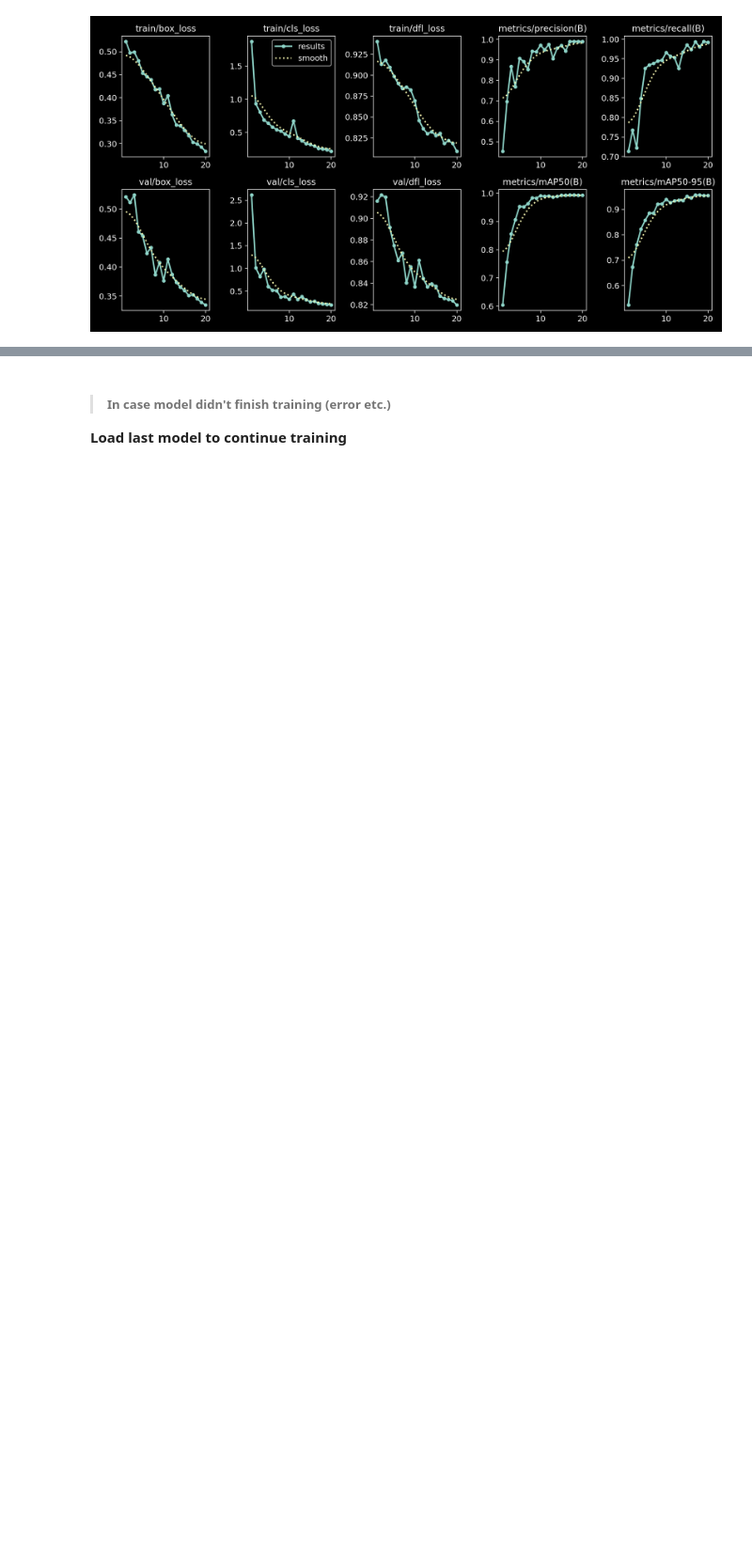
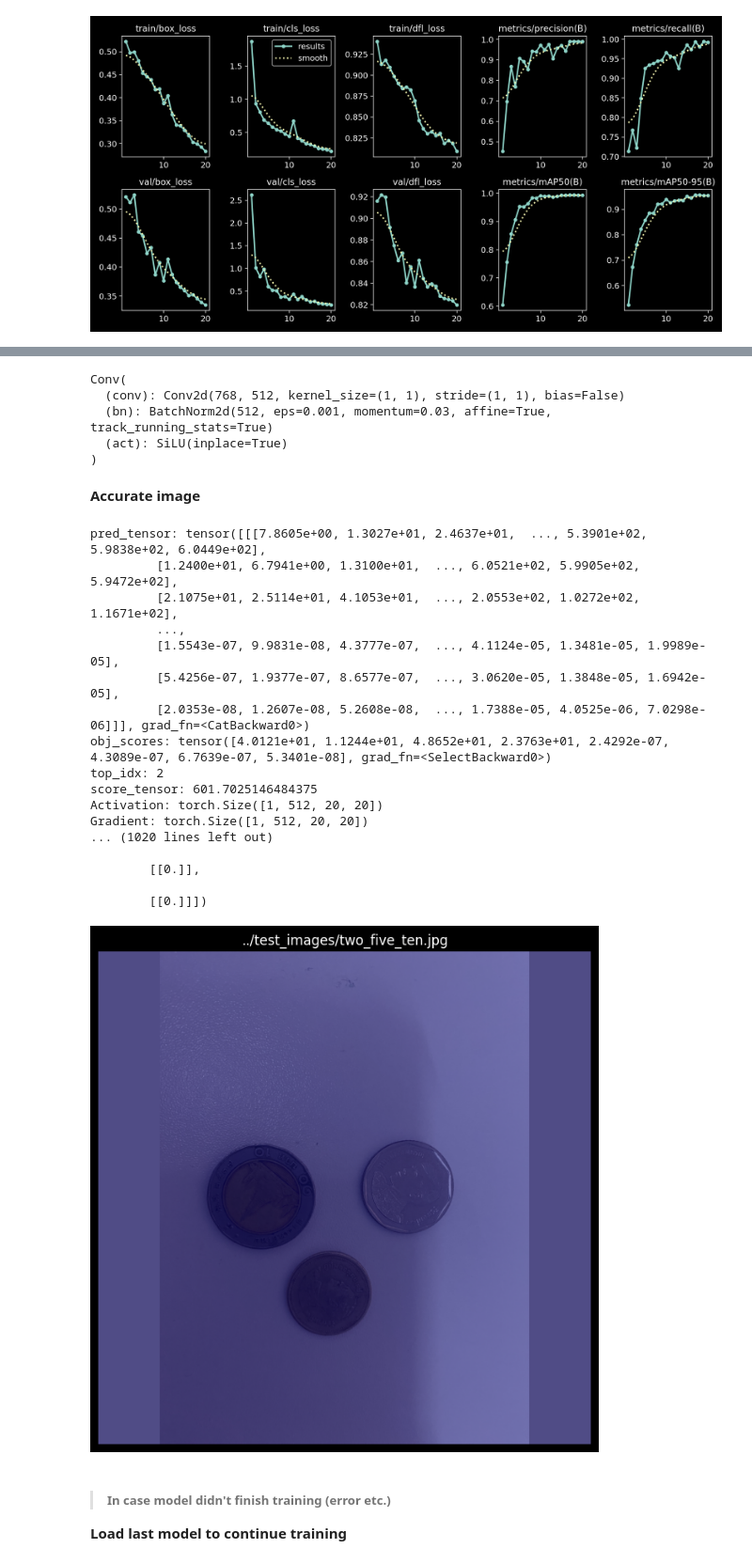
Before and after one commit to jueeeeeen/Coin-Counter-and-Calculator-Model, a Jupyter notebook: YOLOv8/project.ipynb, the cells around one changed output, grey strips where cells are left out. Shown at 94% size. Cells and saved outputs as stored; diff of their text form; code cells hidden in the pictures; blank space fills up the shorter version.

Commit message:
try grad_cam

```diff
--- a/YOLOv8/project.ipynb
+++ b/YOLOv8/project.ipynb
@@ -91,0 +145,3 @@ img.show()
+# %%
+model = YOLO("runs/detect/train/weights/best.pt")
+model.model.eval()
@@ -91,0 +181,32 @@ img.show()
+# %%
+activations = {}
+gradients = {}
+
+# Pick the last conv layer of YOLOv8 backbone (before Detect)
+target_layer = model.model.model[21].cv1 # adjust if needed
+
+target_layer._forward_hooks.clear()
+target_layer._backward_hooks.clear()
+
+print(target_layer)
+
+
+def forward_hook(module, input, output):
+    activations['value'] = output
+
+def backward_hook(module, grad_in, grad_out):
+    gradients['value'] = grad_out[0]
+
+fwd_handle = target_layer.register_forward_hook(forward_hook)
+bwd_handle = target_layer.register_backward_hook(backward_hook)
+
+
+# Register hooks
+# target_layer.register_forward_hook(forward_hook)
+# target_layer.register_backward_hook(backward_hook)
+# %% [output]
+Conv(
+  (conv): Conv2d(768, 512, kernel_size=(1, 1), stride=(1, 1), bias=False)
+  (bn): BatchNorm2d(512, eps=0.001, momentum=0.03, affine=True, track_running_stats=True)
+  (act): SiLU(inplace=True)
+)
@@ -92,3 +281,30 @@ img.show()
+# %% [markdown]
+**Accurate image**
+# %%
+show_gradcam('../test_images/two_five_ten.jpg')
+
+
+fwd_handle.remove()
+bwd_handle.remove()
+# %% [output]
+pred_tensor: tensor([[[7.8605e+00, 1.3027e+01, 2.4637e+01,  ..., 5.3901e+02, 5.9838e+02, 6.0449e+02],
+         [1.2400e+01, 6.7941e+00, 1.3100e+01,  ..., 6.0521e+02, 5.9905e+02, 5.9472e+02],
+         [2.1075e+01, 2.5114e+01, 4.1053e+01,  ..., 2.0553e+02, 1.0272e+02, 1.1671e+02],
+         ...,
+         [1.5543e-07, 9.9831e-08, 4.3777e-07,  ..., 4.1124e-05, 1.3481e-05, 1.9989e-05],
+         [5.4256e-07, 1.9377e-07, 8.6577e-07,  ..., 3.0620e-05, 1.3848e-05, 1.6942e-05],
+         [2.0353e-08, 1.2607e-08, 5.2608e-08,  ..., 1.7388e-05, 4.0525e-06, 7.0298e-06]]], grad_fn=<CatBackward0>)
+obj_scores: tensor([4.0121e+01, 1.1244e+01, 4.8652e+01, 2.3763e+01, 2.4292e-07, 4.3089e-07, 6.7639e-07, 5.3401e-08], grad_fn=<SelectBackward0>)
+top_idx: 2
+score_tensor: 601.7025146484375
+Activation: torch.Size([1, 512, 20, 20])
+Gradient: torch.Size([1, 512, 20, 20])
+... (1020 lines left out)
+
+        [[0.]],
+
+        [[0.]]])
+[figure, added]
 # %% [markdown]
 > ##### **In case model didn't finish training (error etc.)**
 **Load last model to continue training**
```
Also changed, not shown: parts of 11 cells of this notebook, 40 other files.
